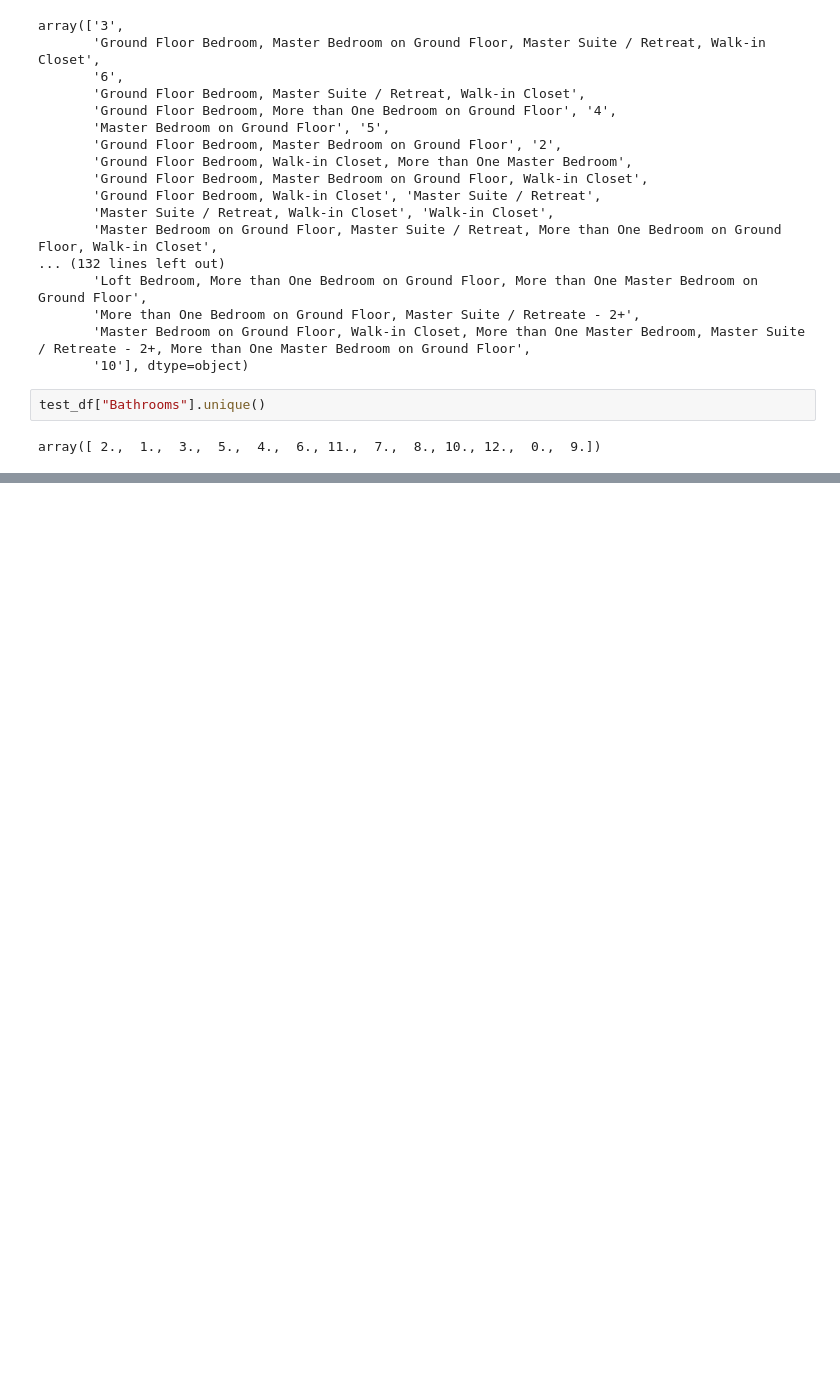
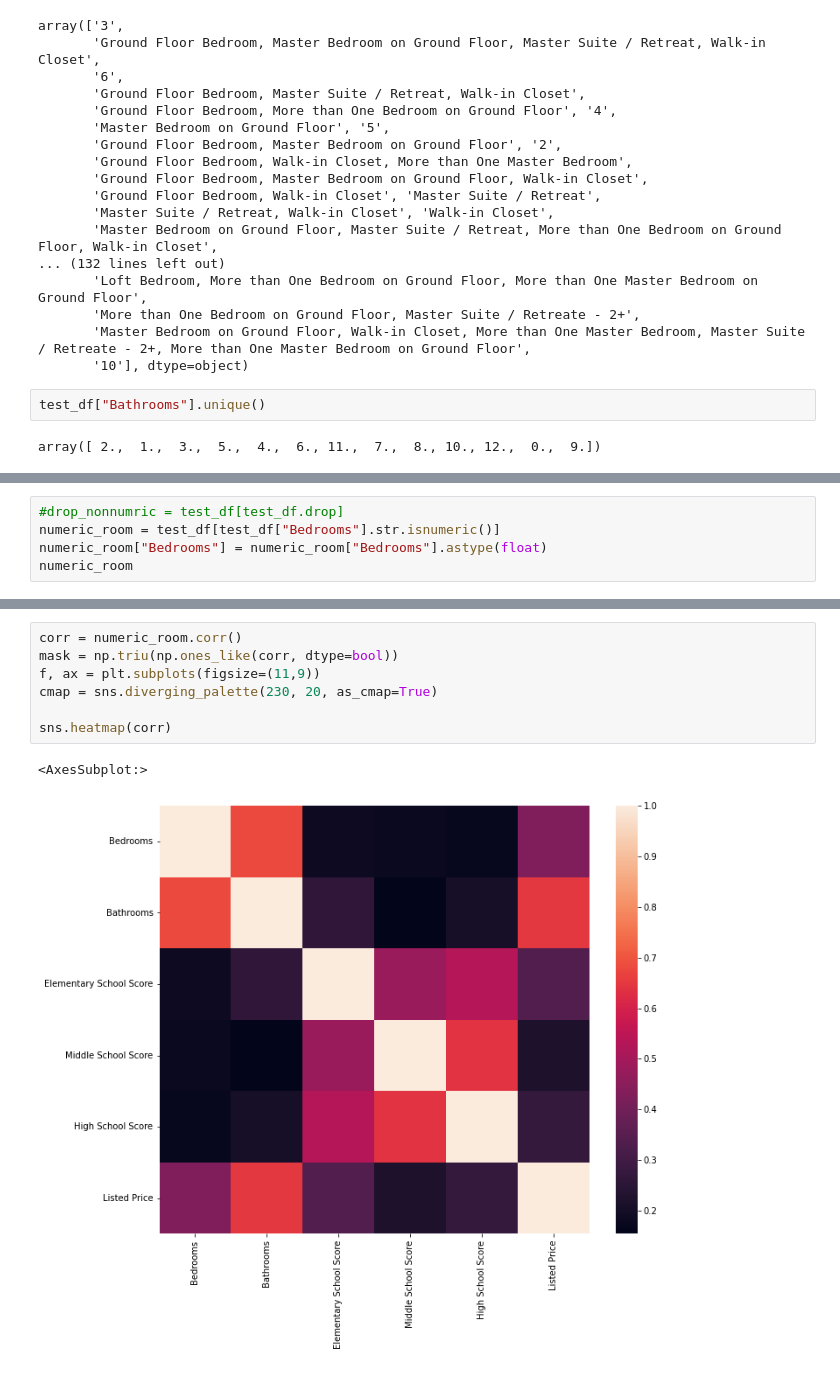
Before and after one commit to sadeedadnan/ECS-171-machine-learning-project-, a Jupyter notebook: data/preproccesing.ipynb, the cells around one changed output, grey strips where cells are left out. Saved outputs shown, nothing was run; the diff lists cells and outputs as text; blank space fills up the shorter version.

```diff
--- a/data/preproccesing.ipynb
+++ b/data/preproccesing.ipynb
@@ -222,0 +236,5 @@ for row in test_df["Bedrooms"]:
+# %%
+#drop_nonnumric = test_df[test_df.drop]
+numeric_room = test_df[test_df["Bedrooms"].str.isnumeric()]
+numeric_room["Bedrooms"] = numeric_room["Bedrooms"].astype(float)
+numeric_room
@@ -222,0 +260,10 @@ for row in test_df["Bedrooms"]:
+# %%
+corr = numeric_room.corr()
+mask = np.triu(np.ones_like(corr, dtype=bool))
+f, ax = plt.subplots(figsize=(11,9))
+cmap = sns.diverging_palette(230, 20, as_cmap=True)
+
+sns.heatmap(corr)
+# %% [output]
+<AxesSubplot:>
+[figure, added]
```
Also changed, not shown: parts of 9 cells of this notebook, 2 other files.
